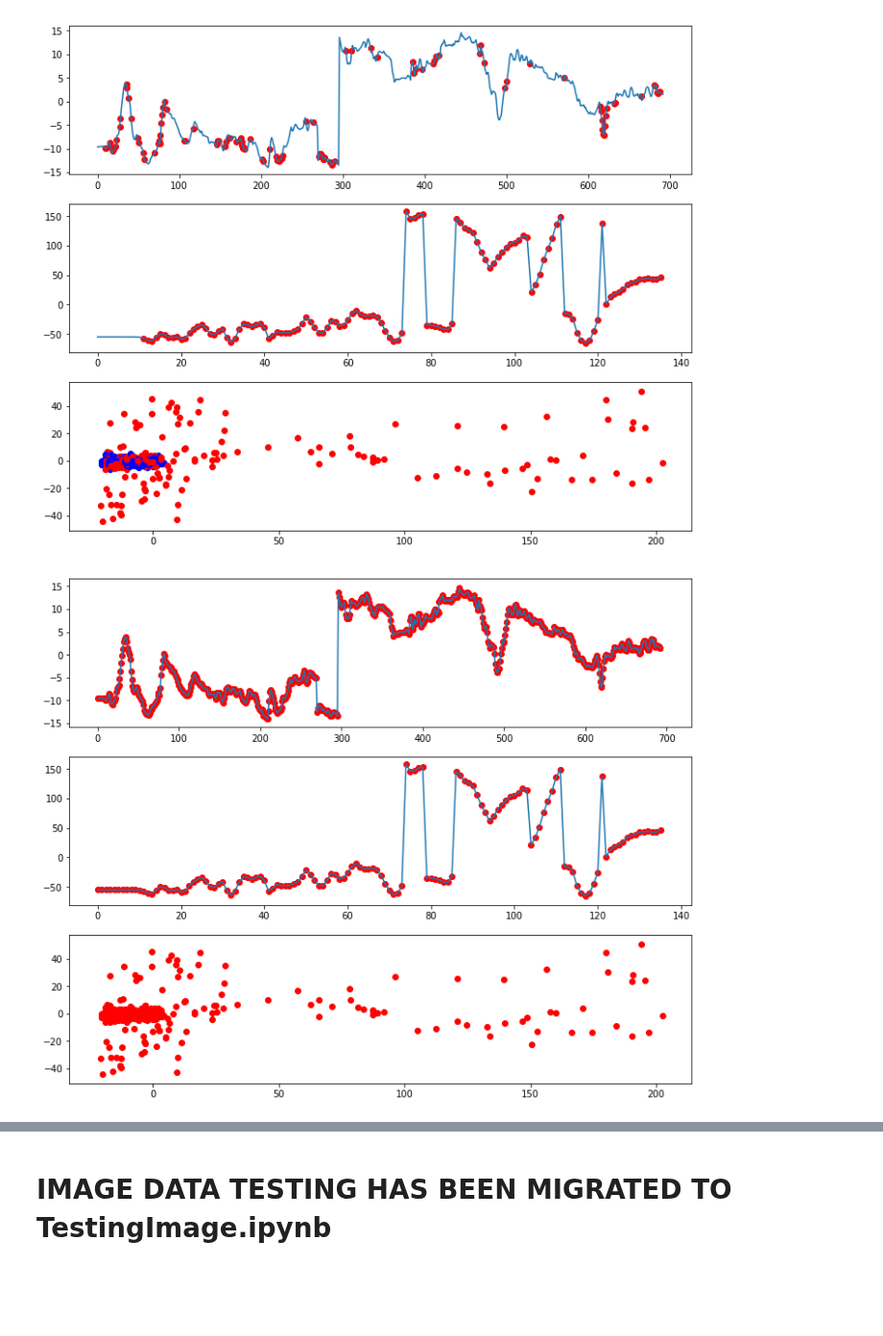
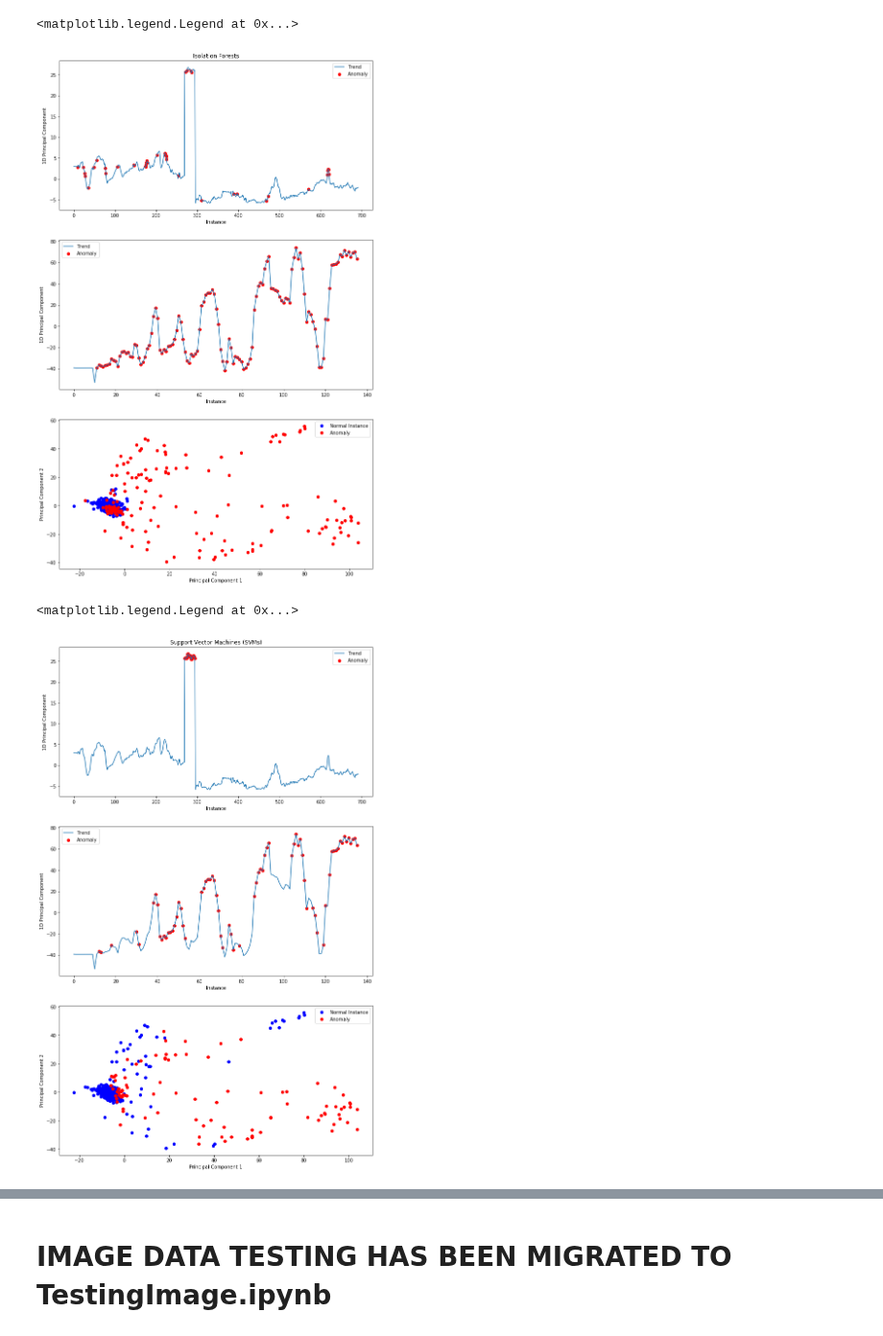
Before and after one commit to pratikluitel/SP-Cup, a Jupyter notebook: testingAlgos.ipynb, the cells around one changed output, grey strips where cells are left out. Shown at 96% size. Cells and saved outputs as stored; diff of their text form; code cells hidden in the pictures; blank space fills up the shorter version.

Commit message:
testingAlgos has required plots for different algorithms

```diff
--- a/testingAlgos.ipynb
+++ b/testingAlgos.ipynb
@@ -107,34 +110,46 @@ array([[-9.62201759, -0.57762155,  4.87969582],
 # %%
 # using IsoFo
 
 #add your algos in this very format pls
 
 from sklearn.ensemble import IsolationForest
 
 #fit isofo model
-clf = IsolationForest(n_estimators=1000,contamination=0.001) #contamination parameter specifies the level of contamination in training data
+clf = IsolationForest(n_estimators=10000,contamination=0.0001) #contamination parameter specifies the level of contamination in training data
 clf.fit(trainData)
 
 #predict anomalies
 tempanomalyPrediction1 = clf.predict(testData1)
 anomalyPrediction1 = tempanomalyPrediction1 == -1
 
 #isofo is statistical, so we need to specify contamination beforehand,
 #which may not be a good method since our problem is very sparse in nature
-plt.figure(figsize = (12,10))
-plt.subplot(3,1,1)
+
+plt.figure(figsize = (12,20))
+ax1 = plt.subplot(3,1,1)
+ax1.title.set_text('Isolation Forests')
+ax1.set_xlabel('Instance')
+ax1.set_ylabel('1D Principal Component')
 plot_anomalies_in_1D(z_score1.T[0], anomalyPrediction1)
 
 tempanomalyPrediction2 = clf.predict(testData2)
 anomalyPrediction2 = tempanomalyPrediction2 == -1
-plt.subplot(3,1,2)
+ax2 = plt.subplot(3,1,2)
+ax2.set_xlabel('Instance')
+ax2.set_ylabel('1D Principal Component')
 plot_anomalies_in_1D(z_score2.T[0], anomalyPrediction2)
 
 z2_score = find_theta_score(pd.concat([testData1, testData2],ignore_index = True),2)
-plt.subplot(3,1,3)
+ax3 = plt.subplot(3,1,3)
+ax3.set_xlabel('Principal Component 1')
+ax3.set_ylabel('Principal Component 2')
+
 plot_anomalies_in_2D(z2_score.T, np.concatenate([anomalyPrediction1, anomalyPrediction2]))
+ax1.legend(['Trend','Anomaly'])
+ax2.legend(['Trend','Anomaly'])
 # %% [output]
+<matplotlib.legend.Legend at 0x...>
-[figure, old version]
+[figure, new version]
 # %%
 #left blank intentionally
 # %%
@@ -143,27 +158,44 @@ plot_anomalies_in_2D(z2_score.T, np.concatenate([anomalyPrediction1, anomalyPred
 from sklearn.svm import OneClassSVM
 
 #fit model
-oneclass = OneClassSVM(kernel='linear')
+oneclass = OneClassSVM(kernel='linear',nu = 0.89)
 oneclass.fit(trainData)
 
 #predict anomalies
 tempanomalyPredictionSVM1 = oneclass.predict(testData1)
-anomalyPredictionSVM1 = tempanomalyPredictionSVM1 == -1
+anomalyPredictionSVM1 = tempanomalyPredictionSVM1 == 1
 
 #isofo is statistical, so we need to specify contamination beforehand,
 #which may not be a good method since our problem is very sparse in nature
-plt.figure(figsize = (12,10))
-plt.subplot(3,1,1)
+plt.figure(figsize = (12,20))
+ax1 = plt.subplot(3,1,1)
+
+ax1.title.set_text('Support Vector Machines (SVMs)')
+ax1.set_xlabel('Instance')
+ax1.set_ylabel('1D Principal Component')
+
+
 plot_anomalies_in_1D(z_score1.T[0], anomalyPredictionSVM1)
 
 tempanomalyPredictionSVM2 = oneclass.predict(testData2)
-anomalyPredictionSVM2 = tempanomalyPredictionSVM2 == -1
-plt.subplot(3,1,2)
+anomalyPredictionSVM2 = tempanomalyPredictionSVM2 == 1
+
+ax2 = plt.subplot(3,1,2)
+ax2.set_xlabel('Instance')
+ax2.set_ylabel('1D Principal Component')
+
 plot_anomalies_in_1D(z_score2.T[0], anomalyPredictionSVM2)
-plt.subplot(3,1,3)
+
+ax3 = plt.subplot(3,1,3)
+ax3.set_xlabel('Principal Component 1')
+ax3.set_ylabel('Principal Component 2')
+
 plot_anomalies_in_2D(z2_score.T, np.concatenate([anomalyPredictionSVM1, anomalyPredictionSVM2]))
+ax1.legend(['Trend','Anomaly'])
+ax2.legend(['Trend','Anomaly'])
 # %% [output]
+<matplotlib.legend.Legend at 0x...>
-[figure, old version]
+[figure, new version]
 # %%
 #using KNN
 from pyod.models.knn import KNN
```
Also changed, not shown: parts of 4 cells of this notebook, 2 other files.
